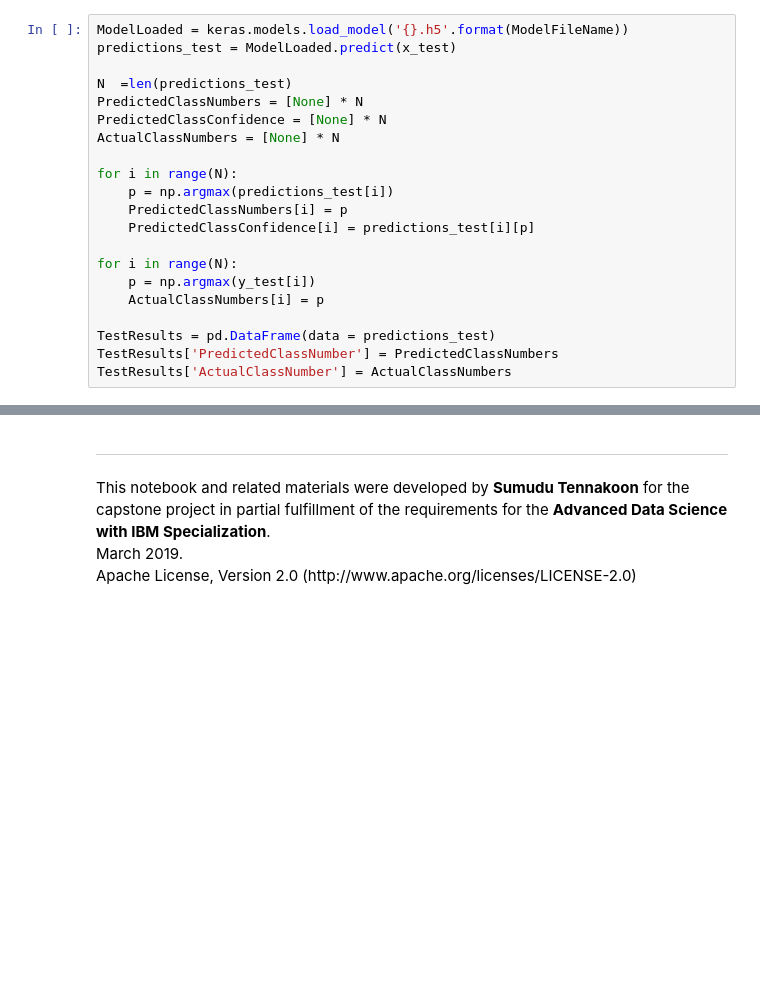
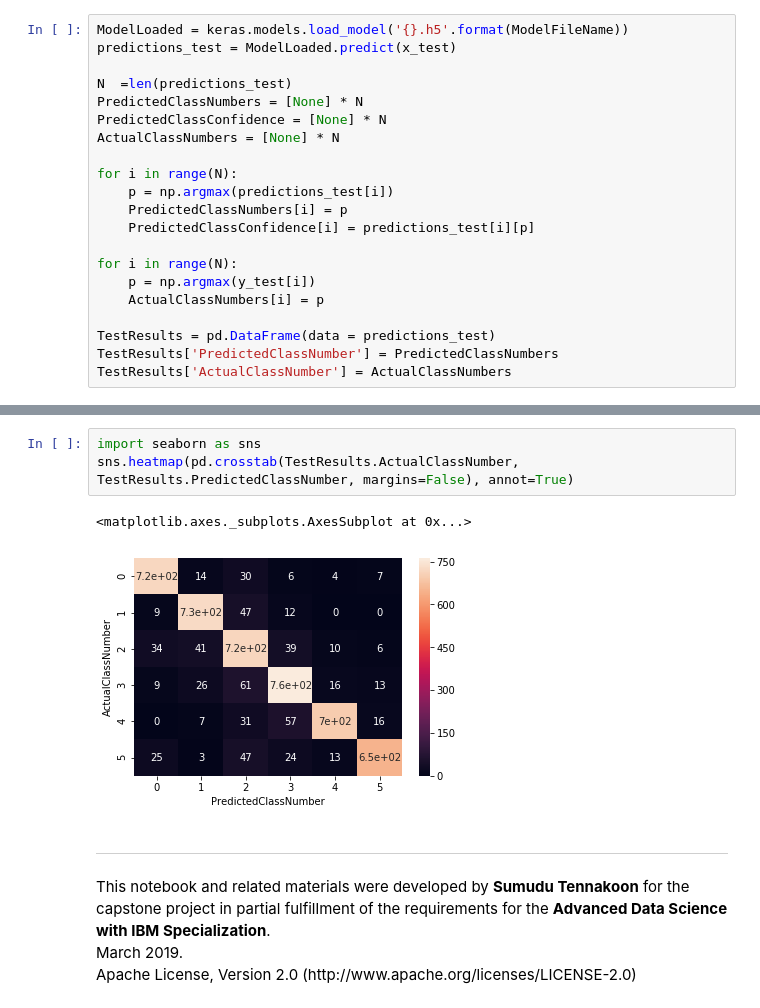
Before and after one commit to sptennak/IBM-Coursera-Advanced-Data-Science-Capstone, a Jupyter notebook: IBM Coursera Advanced Data Science Capstone - Modeling.ipynb, the cells around one changed output, grey strips where cells are left out. Saved outputs shown, nothing was run; the diff lists cells and outputs as text; blank space fills up the shorter version.

```diff
--- a/IBM Coursera Advanced Data Science Capstone - Modeling.ipynb
+++ b/IBM Coursera Advanced Data Science Capstone - Modeling.ipynb
@@ -250,3 +285,9 @@ print(pd.crosstab(TestResults['ActualClassNumber'], TestResults['PredictedClassN
+# %%
+import seaborn as sns
+sns.heatmap(pd.crosstab(TestResults.ActualClassNumber, TestResults.PredictedClassNumber, margins=False), annot=True)
+# %% [output]
+<matplotlib.axes._subplots.AxesSubplot at 0x...>
+[figure, added]
 # %% [markdown]
 <hr>
 <p> This notebook and related materials were developed by <b> Sumudu Tennakoon</b> for the capstone project in partial fulfillment of the requirements for the <b> Advanced Data Science with IBM Specialization</b>. <br>
```
Also changed, not shown: parts of 6 cells of this notebook.
